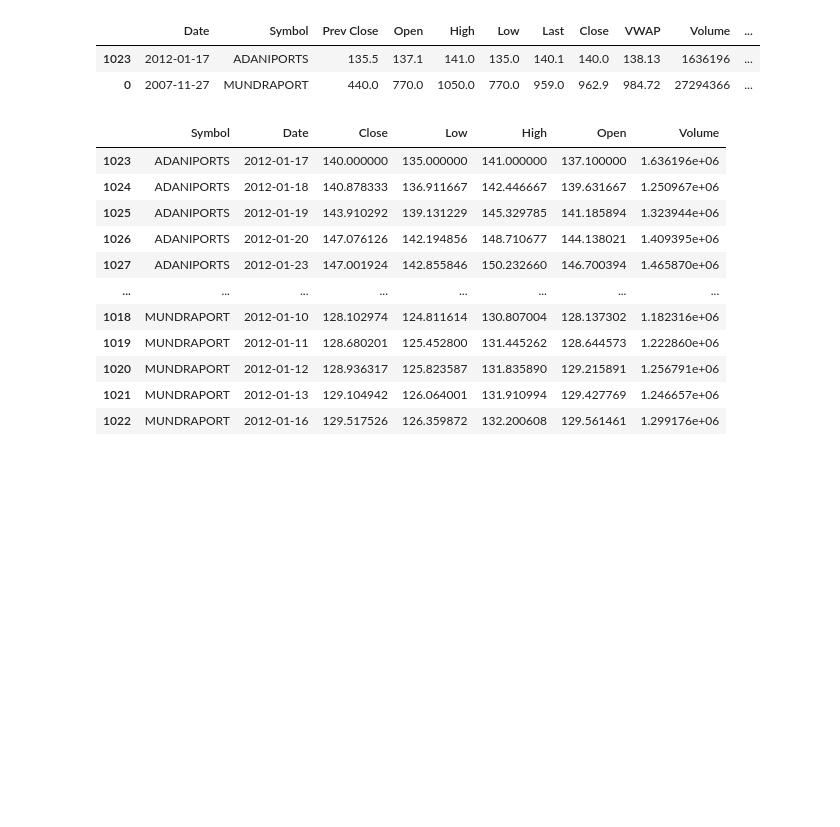
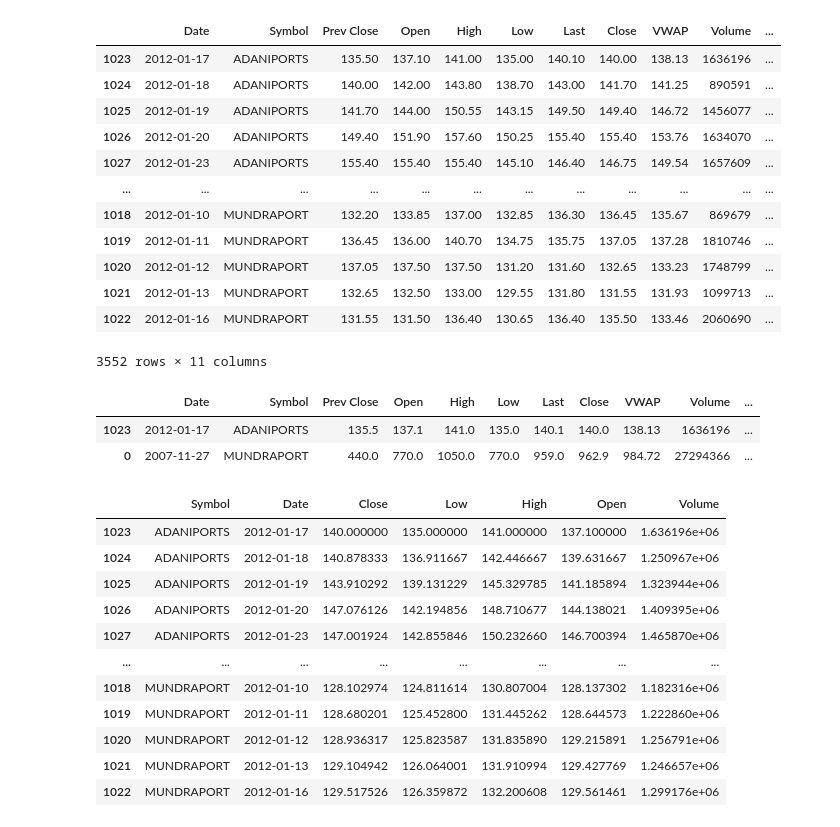
Before and after one commit to sudharshanavp/stock_market_prediction, a Jupyter notebook: notebooks/random_forest.ipynb, the cells around one changed output. Cells and saved outputs as stored; diff of their text form; code cells hidden in the pictures; blank space fills up the shorter version.

```diff
--- a/notebooks/random_forest.ipynb
+++ b/notebooks/random_forest.ipynb
@@ -27,0 +28,3 @@ price_data.head()
+# %%
+price_data = price_data[['Date','Symbol','Prev Close','Open',
+                         'High','Low','Last','Close','VWAP','Volume']]
@@ -34,6 +49,22 @@ price_data.sort_values(by = ['Symbol','Date'], inplace = True)
 
 # calculate the change in price
 price_data['change_in_price'] = price_data['Close'].diff()
+# %%
+price_data
+# %% [output]
+|  | Date | Symbol | Prev Close | Open | High | Low | Last | Close | VWAP | Volume | ... |
+| 1023 | 2012-01-17 | ADANIPORTS | 135.50 | 137.10 | 141.00 | 135.00 | 140.10 | 140.00 | 138.13 | 1636196 | ... |
+| 1024 | 2012-01-18 | ADANIPORTS | 140.00 | 142.00 | 143.80 | 138.70 | 143.00 | 141.70 | 141.25 | 890591 | ... |
+| 1025 | 2012-01-19 | ADANIPORTS | 141.70 | 144.00 | 150.55 | 143.15 | 149.50 | 149.40 | 146.72 | 1456077 | ... |
+| 1026 | 2012-01-20 | ADANIPORTS | 149.40 | 151.90 | 157.60 | 150.25 | 155.40 | 155.40 | 153.76 | 1634070 | ... |
+| 1027 | 2012-01-23 | ADANIPORTS | 155.40 | 155.40 | 155.40 | 145.10 | 146.40 | 146.75 | 149.54 | 1657609 | ... |
+| ... | ... | ... | ... | ... | ... | ... | ... | ... | ... | ... | ... |
+| 1018 | 2012-01-10 | MUNDRAPORT | 132.20 | 133.85 | 137.00 | 132.85 | 136.30 | 136.45 | 135.67 | 869679 | ... |
+| 1019 | 2012-01-11 | MUNDRAPORT | 136.45 | 136.00 | 140.70 | 134.75 | 135.75 | 137.05 | 137.28 | 1810746 | ... |
+| 1020 | 2012-01-12 | MUNDRAPORT | 137.05 | 137.50 | 137.50 | 131.20 | 131.60 | 132.65 | 133.23 | 1748799 | ... |
+| 1021 | 2012-01-13 | MUNDRAPORT | 132.65 | 132.50 | 133.00 | 129.55 | 131.80 | 131.55 | 131.93 | 1099713 | ... |
+| 1022 | 2012-01-16 | MUNDRAPORT | 131.55 | 131.50 | 136.40 | 130.65 | 136.40 | 135.50 | 133.46 | 2060690 | ... |
+3552 rows × 11 columns
 # %%
 # identify rows where the symbol changes
 mask = price_data['Symbol'] != price_data['Symbol'].shift(1)
```
Also changed, not shown: parts of 11 cells of this notebook, 4 other files.
